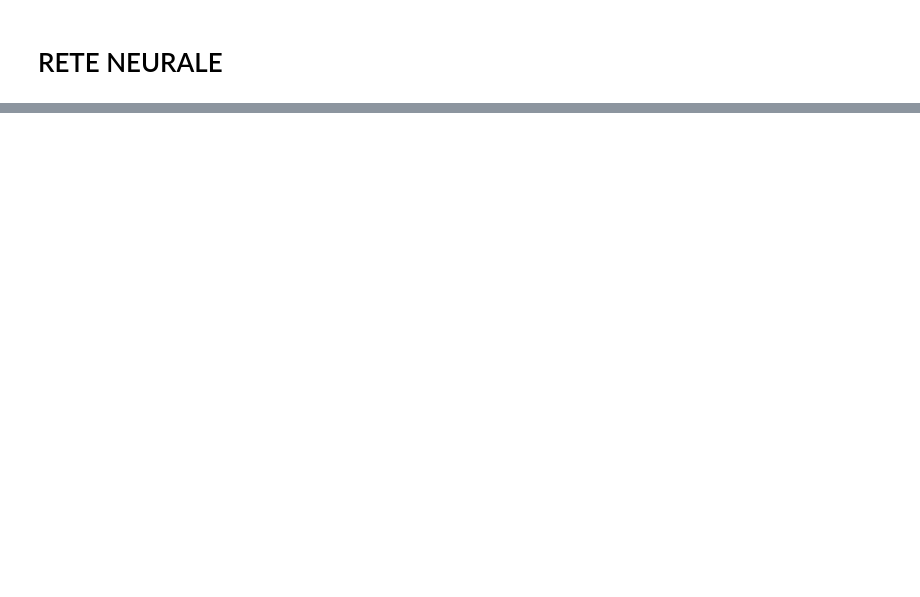
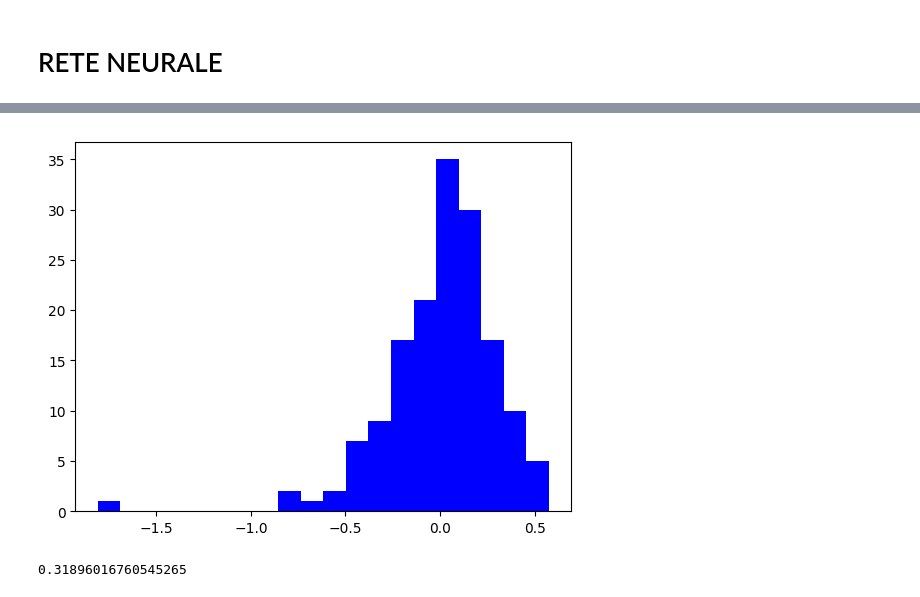
Before and after one commit to amecava/aitrain, a Jupyter notebook: Beta/Debug/Crea_db_per_DNN-GIUSTO.ipynb, the cells around one changed output, grey strips where cells are left out. Cells and saved outputs as stored; diff of their text form; code cells hidden in the pictures; blank space fills up the shorter version.

```diff
--- a/Beta/Debug/Crea_db_per_DNN-GIUSTO.ipynb
+++ b/Beta/Debug/Crea_db_per_DNN-GIUSTO.ipynb
@@ -455,0 +472,14 @@ plt.show()
+# %%
+error = []
+for x in (lr_sklearn_reality) - lr_sklearn_predictions:
+    error.append((float(x)))
+error.sort()
+
+plt.hist(error,bins = 20, color='blue') # plotting by columns
+plt.show()
+
+print(lr_sklearn.score(np.matrix(testing_set.drop([OUTPUT], axis=1)),
+                       np.array(testing_set[OUTPUT].values.reshape((testing_set.shape[0], 1)))))
+# %% [output]
+[figure, added]
+0.31896016760545265
```
Also changed, not shown: parts of 25 cells of this notebook, 3 other files.
